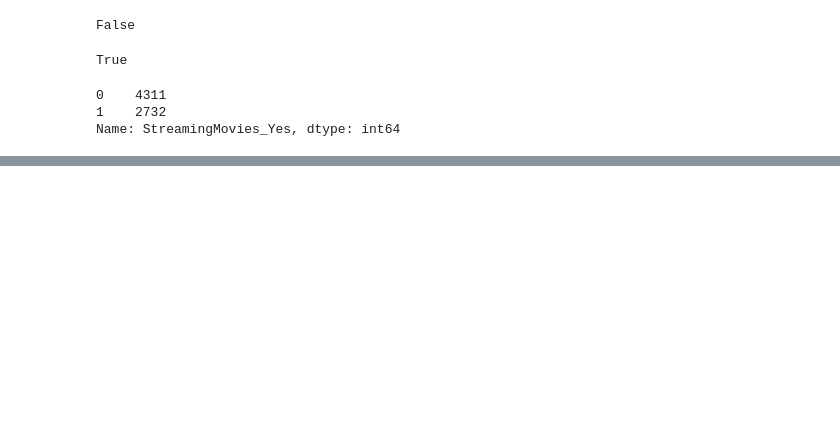
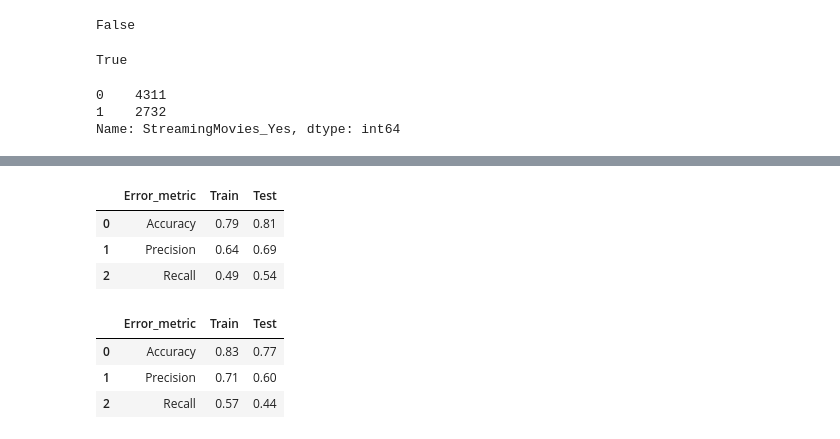
Before and after one commit to ArinaNihon/IRONARINA_LABS, a Jupyter notebook: Lab _Classification, Handling_Imbalanced_Data/Lab _Classification, Handling_Imbalanced_Data.ipynb, the cells around one changed output, grey strips where cells are left out. Cells and saved outputs as stored; diff of their text form; code cells hidden in the pictures; blank space fills up the shorter version.

```diff
--- a/Lab _Classification, Handling_Imbalanced_Data/Lab _Classification, Handling_Imbalanced_Data.ipynb
+++ b/Lab _Classification, Handling_Imbalanced_Data/Lab _Classification, Handling_Imbalanced_Data.ipynb
@@ -624,0 +701,35 @@ plt.show()
+# %%
+y_pred_train_log = log.predict(X_train_scaled)
+y_pred_test_log = log.predict(X_test_scaled)
+
+y_pred_train_knn = KNN.predict(X_train_scaled)
+y_pred_test_knn = KNN.predict(X_test_scaled)
+performance_log = pd.DataFrame({'Error_metric': ['Accuracy','Precision','Recall'],
+                               'Train': [accuracy_score(y_train, y_pred_train_log),
+                                         precision_score(y_train, y_pred_train_log),
+                                         recall_score(y_train, y_pred_train_log)],
+                               'Test': [accuracy_score(y_test, y_pred_test_log),
+                                        precision_score(y_test, y_pred_test_log),
+                                        recall_score(y_test, y_pred_test_log)]})
+
+display(performance_log)
+# %% [output]
+|  | Error_metric | Train | Test |
+| 0 | Accuracy | 0.79 | 0.81 |
+| 1 | Precision | 0.64 | 0.69 |
+| 2 | Recall | 0.49 | 0.54 |
+# %%
+performance_knn = pd.DataFrame({'Error_metric': ['Accuracy','Precision','Recall'],
+                               'Train': [accuracy_score(y_train, y_pred_train_knn),
+                                         precision_score(y_train, y_pred_train_knn),
+                                         recall_score(y_train, y_pred_train_knn)],
+                               'Test': [accuracy_score(y_test, y_pred_test_knn),
+                                        precision_score(y_test, y_pred_test_knn),
+                                        recall_score(y_test, y_pred_test_knn)]})
+
+display(performance_knn)
+# %% [output]
+|  | Error_metric | Train | Test |
+| 0 | Accuracy | 0.83 | 0.77 |
+| 1 | Precision | 0.71 | 0.60 |
+| 2 | Recall | 0.57 | 0.44 |
```
Also changed, not shown: parts of 36 cells of this notebook.
